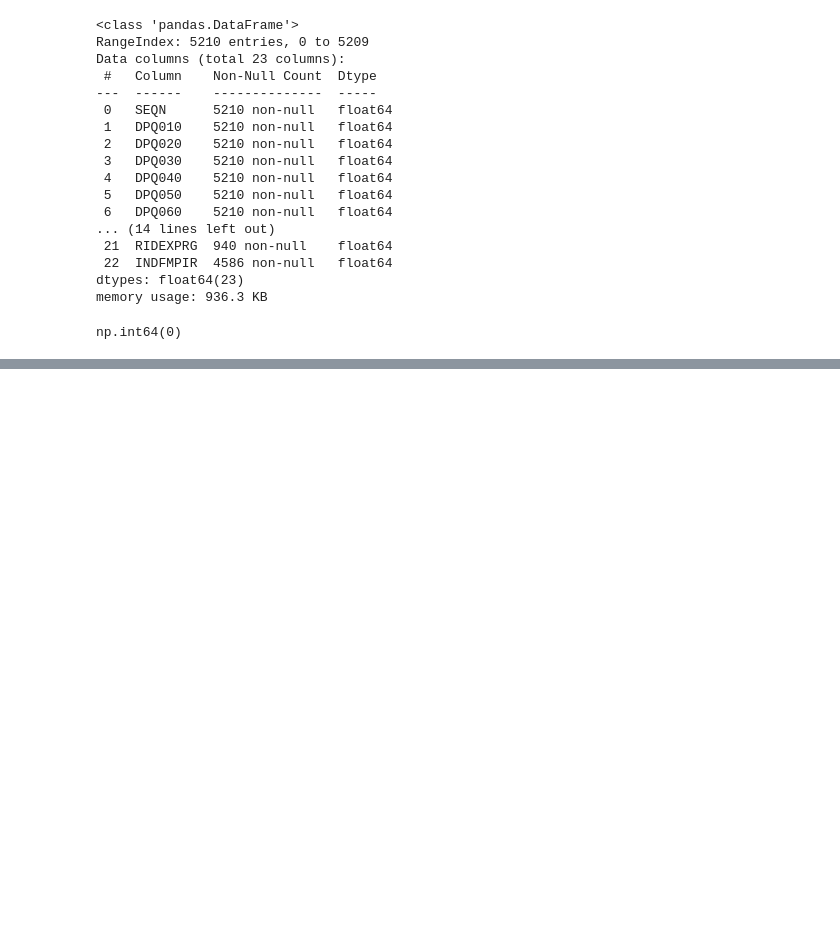
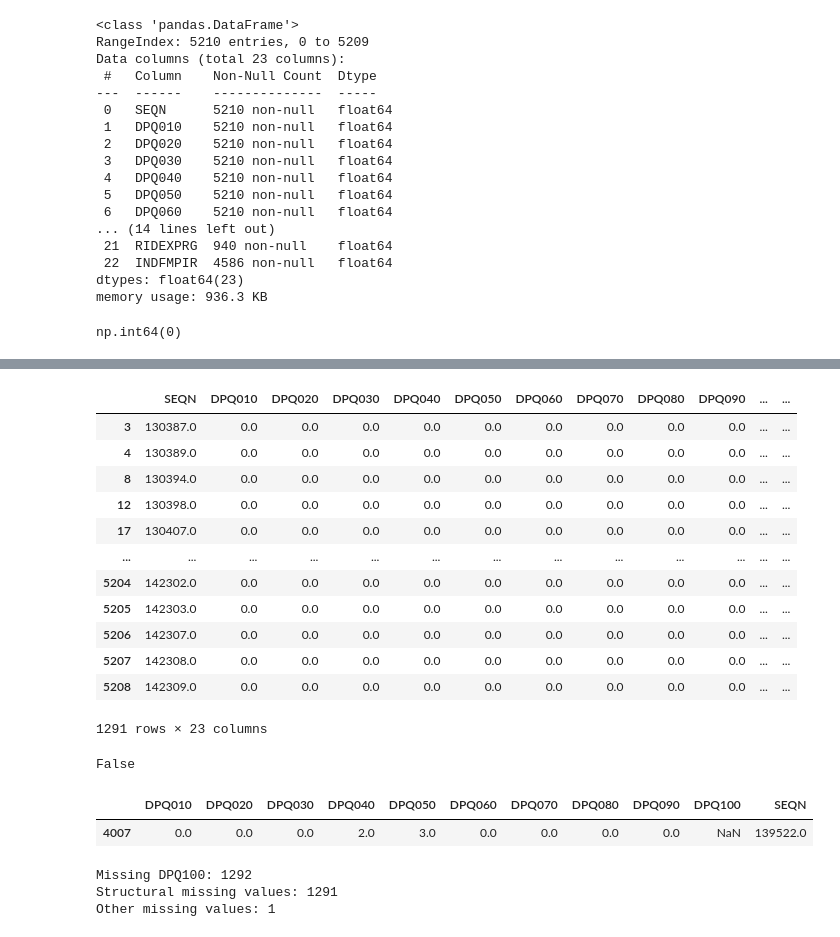
Before and after one commit to SabinaSid/NHANES_mental_health_analysis, a Jupyter notebook: Notebooks/01_demographics_and_depression.ipynb, the cells around one changed output, grey strips where cells are left out. Drawn from its saved outputs; the diff is of its cells as text; code cells hidden in the pictures; blank space fills up the shorter version.

```diff
--- a/Notebooks/01_demographics_and_depression.ipynb
+++ b/Notebooks/01_demographics_and_depression.ipynb
@@ -518,0 +563,47 @@ np.int64(0)
+# %%
+phq9_columns = ['DPQ010', 'DPQ020', 'DPQ030', 'DPQ040','DPQ050','DPQ060','DPQ070', 'DPQ080', 'DPQ090']
+phq9_all_zero = dpq10_missing[
+    (dpq10_missing[phq9_columns] == 0).all(axis=1)
+]
+phq9_all_zero
+# %% [output]
+|  | SEQN | DPQ010 | DPQ020 | DPQ030 | DPQ040 | DPQ050 | DPQ060 | DPQ070 | DPQ080 | DPQ090 | ... | ... |
+| 3 | 130387.0 | 0.0 | 0.0 | 0.0 | 0.0 | 0.0 | 0.0 | 0.0 | 0.0 | 0.0 | ... | ... |
+| 4 | 130389.0 | 0.0 | 0.0 | 0.0 | 0.0 | 0.0 | 0.0 | 0.0 | 0.0 | 0.0 | ... | ... |
+| 8 | 130394.0 | 0.0 | 0.0 | 0.0 | 0.0 | 0.0 | 0.0 | 0.0 | 0.0 | 0.0 | ... | ... |
+| 12 | 130398.0 | 0.0 | 0.0 | 0.0 | 0.0 | 0.0 | 0.0 | 0.0 | 0.0 | 0.0 | ... | ... |
+| 17 | 130407.0 | 0.0 | 0.0 | 0.0 | 0.0 | 0.0 | 0.0 | 0.0 | 0.0 | 0.0 | ... | ... |
+| ... | ... | ... | ... | ... | ... | ... | ... | ... | ... | ... | ... | ... |
+| 5204 | 142302.0 | 0.0 | 0.0 | 0.0 | 0.0 | 0.0 | 0.0 | 0.0 | 0.0 | 0.0 | ... | ... |
+| 5205 | 142303.0 | 0.0 | 0.0 | 0.0 | 0.0 | 0.0 | 0.0 | 0.0 | 0.0 | 0.0 | ... | ... |
+| 5206 | 142307.0 | 0.0 | 0.0 | 0.0 | 0.0 | 0.0 | 0.0 | 0.0 | 0.0 | 0.0 | ... | ... |
+| 5207 | 142308.0 | 0.0 | 0.0 | 0.0 | 0.0 | 0.0 | 0.0 | 0.0 | 0.0 | 0.0 | ... | ... |
+| 5208 | 142309.0 | 0.0 | 0.0 | 0.0 | 0.0 | 0.0 | 0.0 | 0.0 | 0.0 | 0.0 | ... | ... |
+1291 rows × 23 columns
+# %%
+len(phq9_all_zero) == len(dpq10_missing)
+# %% [output]
+False
+# %%
+not_all_zero = dpq10_missing[
+    ~(dpq10_missing[phq9_columns] == 0).all(axis=1)
+]
+
+not_all_zero[phq9_columns + ['DPQ100'] + ['SEQN']]
+# %% [output]
+|  | DPQ010 | DPQ020 | DPQ030 | DPQ040 | DPQ050 | DPQ060 | DPQ070 | DPQ080 | DPQ090 | DPQ100 | SEQN |
+| 4007 | 0.0 | 0.0 | 0.0 | 2.0 | 3.0 | 0.0 | 0.0 | 0.0 | 0.0 | NaN | 139522.0 |
+# %%
+all_symptoms_zero = (
+    dpq10_missing[phq9_columns]
+    .eq(0)
+    .all(axis=1)
+)
+
+print(f'Missing DPQ100: {len(dpq10_missing)}')
+print(f'Structural missing values: {all_symptoms_zero.sum()}')
+print(f'Other missing values: {(~all_symptoms_zero).sum()}')
+# %% [output]
+Missing DPQ100: 1292
+Structural missing values: 1291
+Other missing values: 1
```
Also changed, not shown: parts of 8 cells of this notebook.
